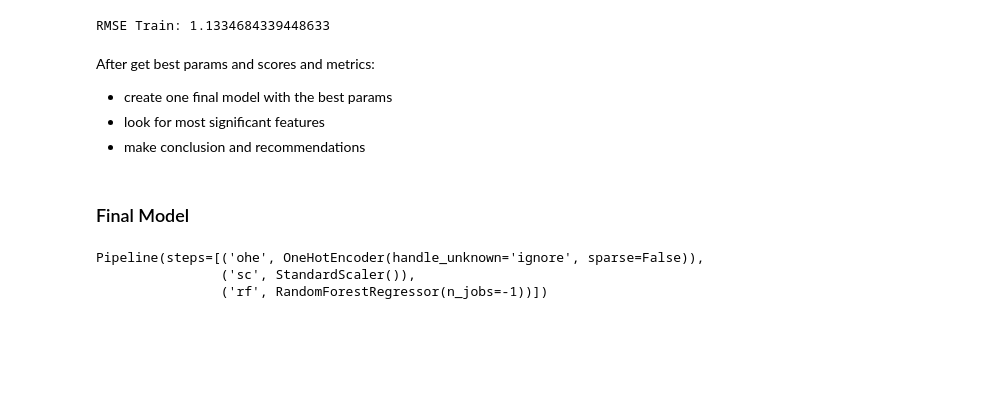
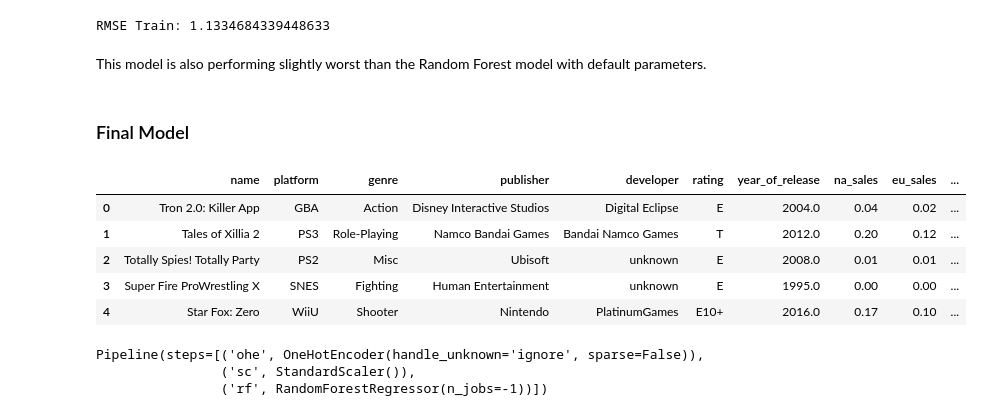
Before and after one commit to wao218/video-game-sales-prediction, a Jupyter notebook: code/05-final-model-conclusions.ipynb, the cells around one changed output. Drawn from its saved outputs; the diff is of its cells as text; code cells hidden in the pictures; blank space fills up the shorter version.

```diff
--- a/code/05-final-model-conclusions.ipynb
+++ b/code/05-final-model-conclusions.ipynb
@@ -158,10 +152,18 @@ forest_preds = forest_grid.predict(X_val)
 print('RMSE Train:', mean_squared_error(y_val, forest_preds, squared=False))
 # %% [output]
 RMSE Train: 1.1334684339448633
-# %% [markdown]
-After get best params and scores and metrics:
-- create one final model with the best params
-- look for most significant features
-- make conclusion and recommendations
+# %% [markdown]
+This model is also performing slightly worst than the Random Forest model with default parameters.
 # %% [markdown]
 ### Final Model
+# %%
+# Load test data
+video_game_test = pd.read_csv('../data/test.csv')
+video_game_test.head()
+# %% [output]
+|  | name | platform | genre | publisher | developer | rating | year_of_release | na_sales | eu_sales | ... |
+| 0 | Tron 2.0: Killer App | GBA | Action | Disney Interactive Studios | Digital Eclipse | E | 2004.0 | 0.04 | 0.02 | ... |
+| 1 | Tales of Xillia 2 | PS3 | Role-Playing | Namco Bandai Games | Bandai Namco Games | T | 2012.0 | 0.20 | 0.12 | ... |
+| 2 | Totally Spies! Totally Party | PS2 | Misc | Ubisoft | unknown | E | 2008.0 | 0.01 | 0.01 | ... |
+| 3 | Super Fire ProWrestling X | SNES | Fighting | Human Entertainment | unknown | E | 1995.0 | 0.00 | 0.00 | ... |
+| 4 | Star Fox: Zero | WiiU | Shooter | Nintendo | PlatinumGames | E10+ | 2016.0 | 0.17 | 0.10 | ... |
```
Also changed, not shown: parts of 9 cells of this notebook, 11 other files.
